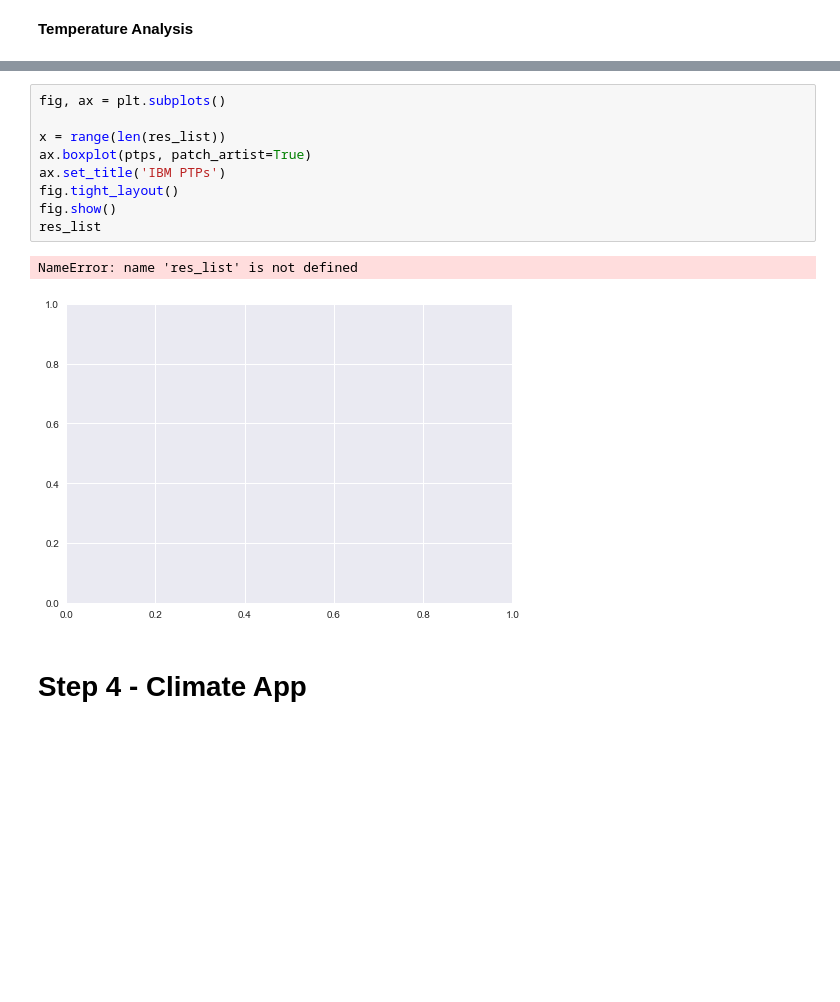
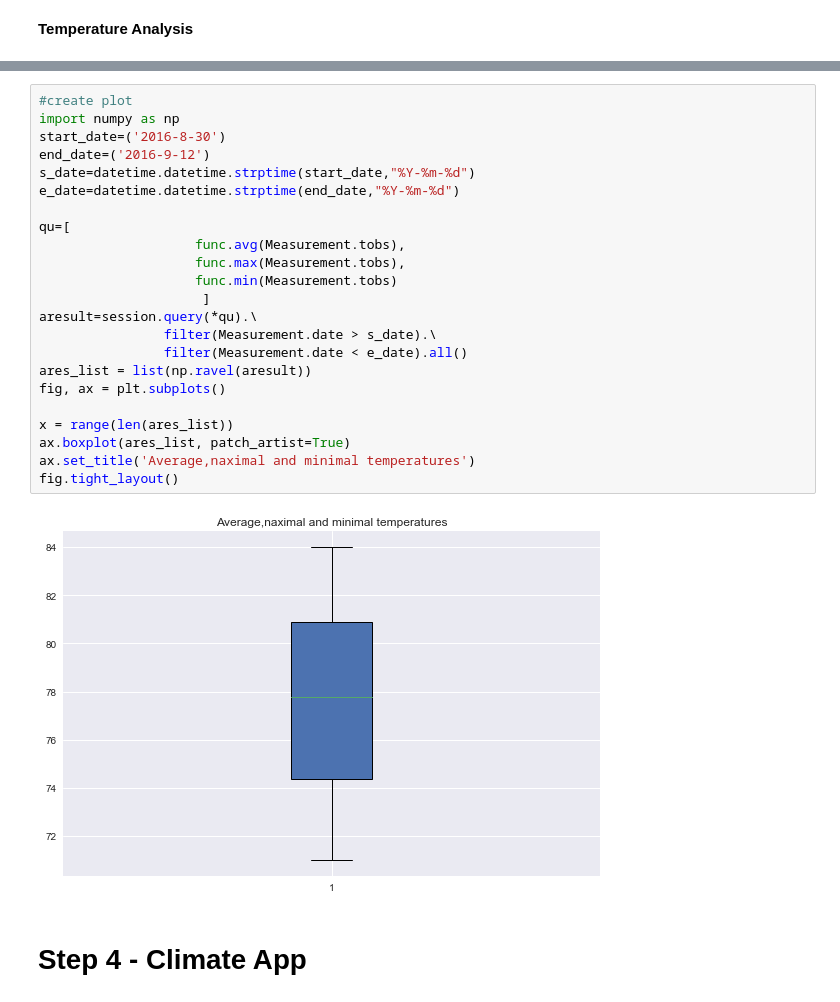
Before and after one commit to TanjaNY/GWU-BC-Homework, a Jupyter notebook: climate_analysis.ipynb, the cells around one changed output, grey strips where cells are left out. Drawn from its saved outputs; the diff is of its cells as text; blank space fills up the shorter version.

```diff
--- a/climate_analysis.ipynb
+++ b/climate_analysis.ipynb
@@ -211,15 +212,28 @@ calc_temps(start_date,end_date)
-# %%
-fig, ax = plt.subplots()
-
-x = range(len(res_list))
-ax.boxplot(ptps, patch_artist=True)
-ax.set_title('IBM PTPs')
-fig.tight_layout()
-fig.show()
-res_list
-# %% [output]
-NameError: name 'res_list' is not defined
-[figure, removed]
+# %%
+#create plot
+import numpy as np
+start_date=('2016-8-30')
+end_date=('2016-9-12')
+s_date=datetime.datetime.strptime(start_date,"%Y-%m-%d")
+e_date=datetime.datetime.strptime(end_date,"%Y-%m-%d")
+
+qu=[
+                    func.avg(Measurement.tobs),
+                    func.max(Measurement.tobs),
+                    func.min(Measurement.tobs)
+                     ]
+aresult=session.query(*qu).\
+                filter(Measurement.date > s_date).\
+                filter(Measurement.date < e_date).all()
+ares_list = list(np.ravel(aresult))
+fig, ax = plt.subplots()
+
+x = range(len(ares_list))
+ax.boxplot(ares_list, patch_artist=True)
+ax.set_title('Average,naximal and minimal temperatures')
+fig.tight_layout()
+# %% [output]
+[figure, added]
 # %% [markdown]
 # **Step 4 - Climate App**
 # %%
```
Also changed, not shown: parts of 16 cells of this notebook.
